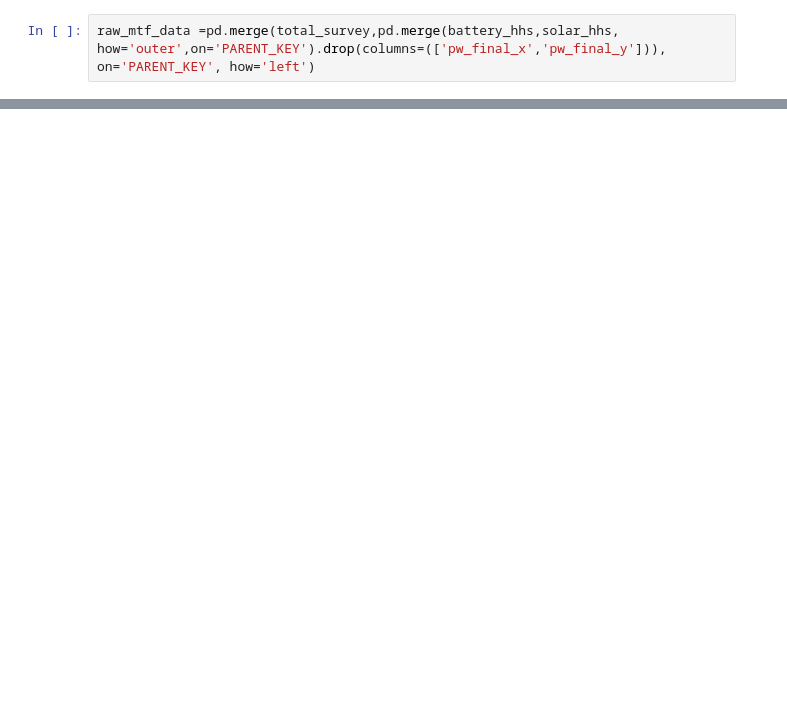
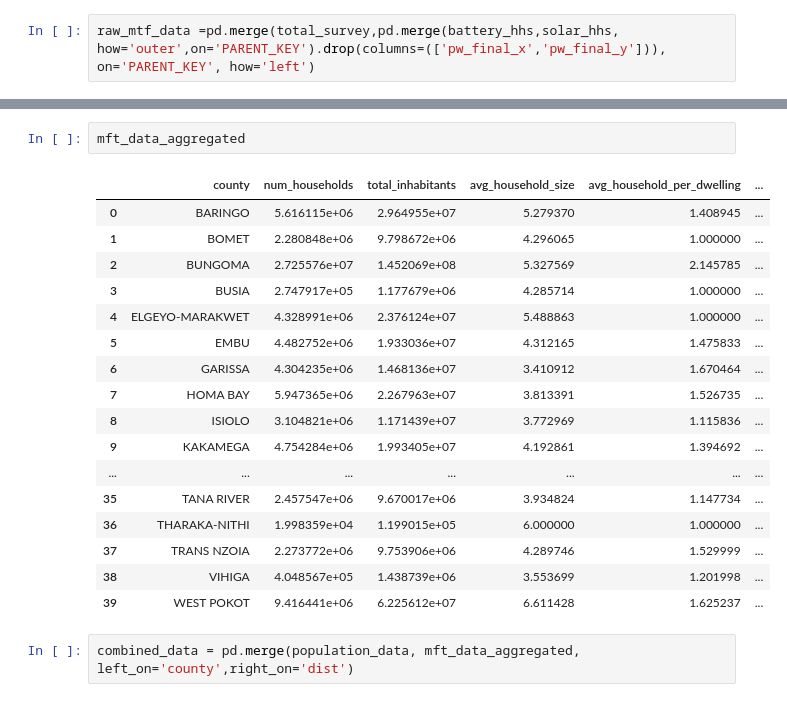
Before and after one commit to rduke15/HDE_UN_Datathon_23, a Jupyter notebook: Population_data_processing.ipynb, the cells around one changed output, grey strips where cells are left out. Cells and saved outputs as stored; diff of their text form; blank space fills up the shorter version.

Commit message:
Rebecca data processing notebooks

```diff
--- a/Population_data_processing.ipynb
+++ b/Population_data_processing.ipynb
@@ -107,0 +174,22 @@ raw_mtf_data.groupby('dist')['pw_final'].sum().reset_index().rename(columns={'pw
+# %%
+mft_data_aggregated
+# %% [output]
+|  | county | num_households | total_inhabitants | avg_household_size | avg_household_per_dwelling | ... |
+| 0 | BARINGO | 5.616115e+06 | 2.964955e+07 | 5.279370 | 1.408945 | ... |
+| 1 | BOMET | 2.280848e+06 | 9.798672e+06 | 4.296065 | 1.000000 | ... |
+| 2 | BUNGOMA | 2.725576e+07 | 1.452069e+08 | 5.327569 | 2.145785 | ... |
+| 3 | BUSIA | 2.747917e+05 | 1.177679e+06 | 4.285714 | 1.000000 | ... |
+| 4 | ELGEYO-MARAKWET | 4.328991e+06 | 2.376124e+07 | 5.488863 | 1.000000 | ... |
+| 5 | EMBU | 4.482752e+06 | 1.933036e+07 | 4.312165 | 1.475833 | ... |
+| 6 | GARISSA | 4.304235e+06 | 1.468136e+07 | 3.410912 | 1.670464 | ... |
+| 7 | HOMA BAY | 5.947365e+06 | 2.267963e+07 | 3.813391 | 1.526735 | ... |
+| 8 | ISIOLO | 3.104821e+06 | 1.171439e+07 | 3.772969 | 1.115836 | ... |
+| 9 | KAKAMEGA | 4.754284e+06 | 1.993405e+07 | 4.192861 | 1.394692 | ... |
+| ... | ... | ... | ... | ... | ... | ... |
+| 35 | TANA RIVER | 2.457547e+06 | 9.670017e+06 | 3.934824 | 1.147734 | ... |
+| 36 | THARAKA-NITHI | 1.998359e+04 | 1.199015e+05 | 6.000000 | 1.000000 | ... |
+| 37 | TRANS NZOIA | 2.273772e+06 | 9.753906e+06 | 4.289746 | 1.529999 | ... |
+| 38 | VIHIGA | 4.048567e+05 | 1.438739e+06 | 3.553699 | 1.201998 | ... |
+| 39 | WEST POKOT | 9.416441e+06 | 6.225612e+07 | 6.611428 | 1.625237 | ... |
+# %%
+combined_data = pd.merge(population_data, mft_data_aggregated, left_on='county',right_on='dist')
```
Also changed, not shown: parts of 27 cells of this notebook, 2 other files.
